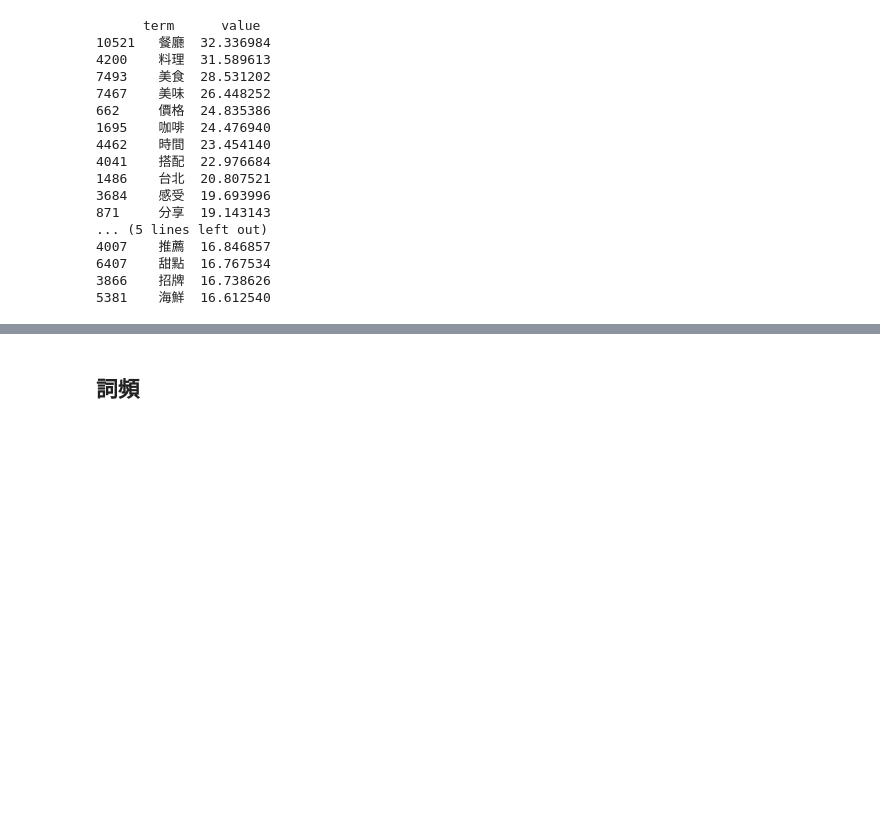
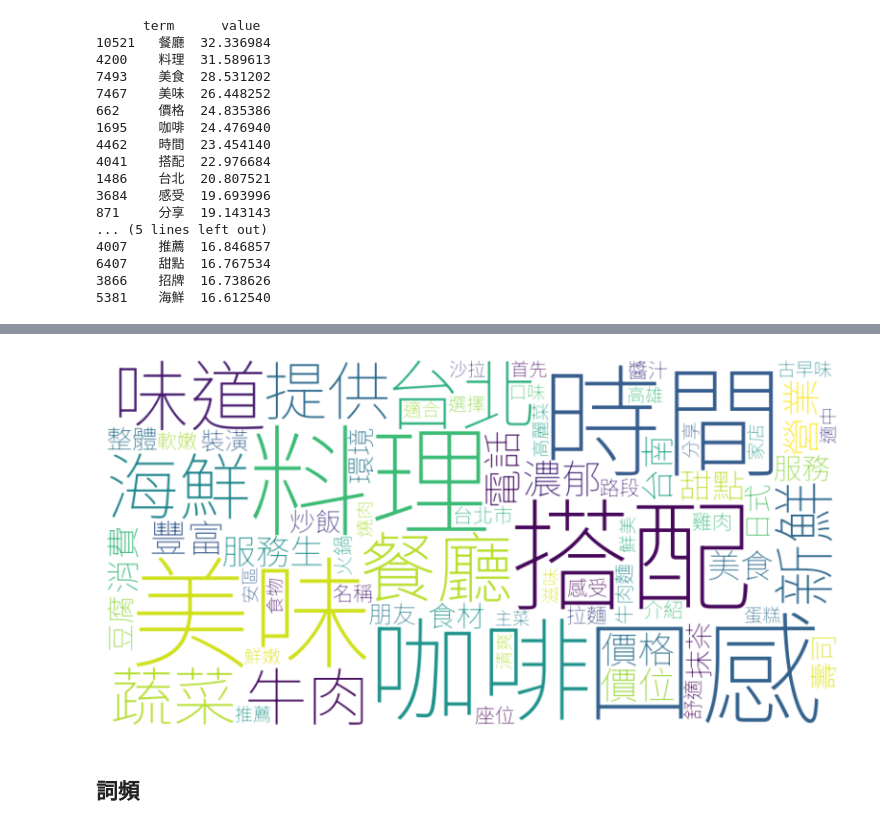
Before and after one commit to JimSu-TW/2024_Spring_DeepLearning_FinalProject, a Jupyter notebook: eda.ipynb, the cells around one changed output, grey strips where cells are left out. Cells and saved outputs as stored; diff of their text form; code cells hidden in the pictures; blank space fills up the shorter version.

Commit message:
20240603 -5
Add eda on breeze data

```diff
--- a/eda.ipynb
+++ b/eda.ipynb
@@ -42,3 +42,7 @@ gpt_food_post_df
 | 1004 | [食記] 台北信義安和 吉可頌丹麥專賣店 | [食記] 台北信義安和 吉可頌丹麥專賣店\n\n消費時間：2021... | 你是美食熱愛者 | 發表食記，先提供餐廳名稱、消費時間、地址、電話、營業時間，消費時間... |
 | 1005 | [食記] 高雄三民 早午餐-墨爾漢堡建工店 | [食記] 高雄三民 早午餐-墨爾漢堡建工店\n\n餐廳名稱：墨爾漢... | 你是美食部落客 | 在美食論壇發表食記，先提供餐廳名稱、消費時間(2022/11以前)... |
 1006 rows × 4 columns
+# %%
+breeze_food_post_df = pd.read_csv('./Data/LocalLLM/breeze_generated_articles.csv')
+breeze_food_post_df = breeze_food_post_df.drop(933)
+breeze_food_post_df
@@ -109,15 +127,20 @@ def remove_stopwords(text, stopwords):
 # %%
 ptt_contents = ptt_food_post_df.loc[:, 'content']
 gpt_contents = gpt_food_post_df.loc[:, 'content']
+breeze_contents = breeze_food_post_df.loc[:, 'content']
 # %%
 stop_words = load_dictionary('./Data/stopwords_tc.txt')
 ptt_remove_stopword_contents = []
 gpt_remove_stopword_contents = []
+breeze_remove_stopword_contents = []
 for c in ptt_contents:
     ptt_remove_stopword_contents.append(remove_stopwords(c, stop_words))
 
 for c in gpt_contents:
     gpt_remove_stopword_contents.append(remove_stopwords(c, stop_words))
+
+for c in breeze_contents:
+    breeze_remove_stopword_contents.append(remove_stopwords(c, stop_words))
 
 # 添加標記並合併 DataFrame
 ptt_contents_df = pd.DataFrame(ptt_remove_stopword_contents, columns=['remove_stopword_content'])
@@ -125,6 +148,9 @@ ptt_contents_df['source'] = 'ptt'
 
 gpt_contents_df = pd.DataFrame(gpt_remove_stopword_contents, columns=['remove_stopword_content'])
 gpt_contents_df['source'] = 'gpt'
+
+breeze_contents_df = pd.DataFrame(breeze_remove_stopword_contents, columns=['remove_stopword_content'])
+breeze_contents_df['source'] = 'breeze'
 # %%
 import jieba
 # 使用 Jieba 進行切詞
@@ -206,3 +236,6 @@ gpt_tfidf_value = get_tfidf_vectorlize_freq(gpt_contents_df['remove_stopword_con
 6407    甜點  16.767534
 3866    招牌  16.738626
 5381    海鮮  16.612540
+# %%
+# 提取文章內容並進行 TF-IDF 向量化
+breeze_tfidf_value = get_tfidf_vectorlize_freq(breeze_contents_df['remove_stopword_content'])
@@ -229,3 +280,8 @@ wordcloud(gpt_tfidf_value)
+# %%
+# 文字雲
+wordcloud(breeze_tfidf_value)
+# %% [output]
+[figure, added]
 # %% [markdown]
 ## 詞頻
 # %%
```
Also changed, not shown: parts of 11 cells of this notebook.
